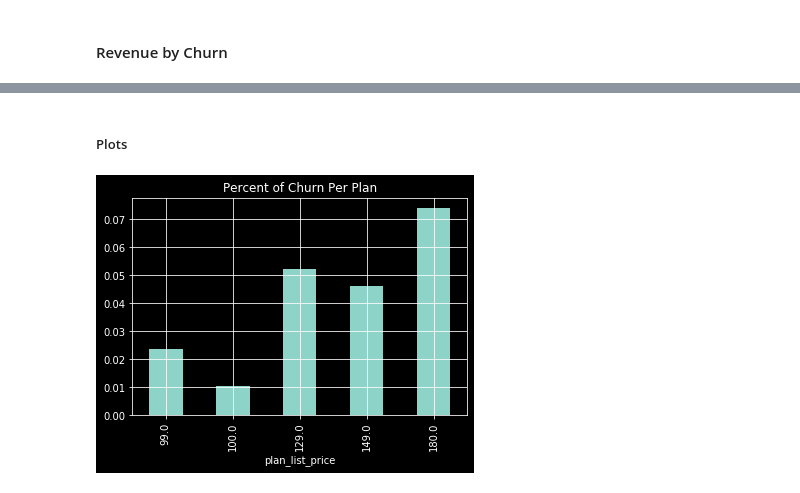
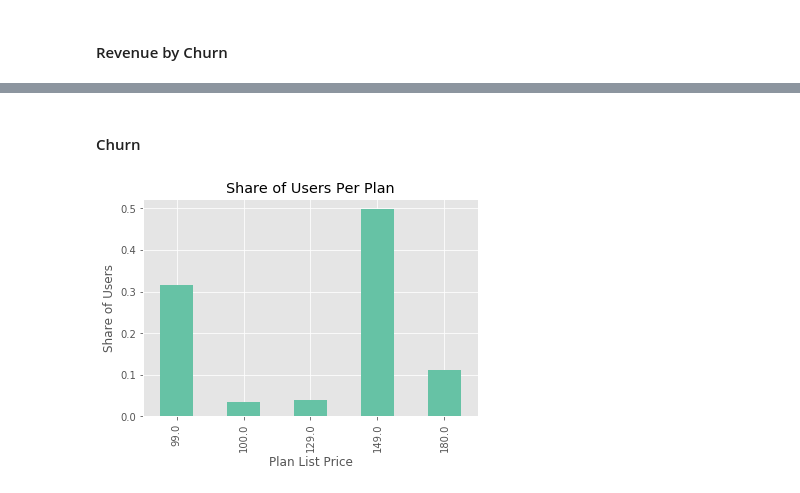
Before and after one commit to sitathomas/NYCDSA_Hackathon_Oct_2020, a Jupyter notebook: Sita/Revenue_EDA.ipynb, the cells around one changed output, grey strips where cells are left out. Saved outputs shown, nothing was run; the diff lists cells and outputs as text; code cells hidden in the pictures.

```diff
--- a/Sita/Revenue_EDA.ipynb
+++ b/Sita/Revenue_EDA.ipynb
@@ -242,16 +281,16 @@ plans['num_users'] = \
 # %% [markdown]
 #### Revenue by Churn
 # %%
-# annual revenue per plan
-annual_revenue_amount = (plans.index * 12) * plans.num_users
-print('Gross annual revenue:\n', annual_revenue_amount, '\n')
+# gross revenue per plan
+plans['gross_revenue_amount'] = plans.index * plans.num_users
+print('Gross revenue:\n', plans.gross_revenue_amount, '\n')
 
-# amount of annual revenue lost to churn per plan
-is_churn_amount = annual_revenue_amount * plans.is_churn_percent
-print('Annual revenue lost to churn:\n', is_churn_amount, '\n')
+# amount of revenue lost to churn per plan
+plans['is_churn_amount'] = plans.gross_revenue_amount * plans.is_churn_percent
+print('Revenue lost to churn:\n', plans.is_churn_amount, '\n')
 
-# annual revenue by plan minus revenue lost due to churn
-revenue_minus_churn_amount = \
-    annual_revenue_amount * (1 - plans.is_churn_percent)
-print('Net annual revenue:\n', revenue_minus_churn_amount)
+# net revenue per plan
+plans['net_revenue_amount'] = \
+    plans.gross_revenue_amount * (1 - plans.is_churn_percent)
+print('Net revenue:\n', plans.net_revenue_amount)
 # %% [output]
@@ -301,7 +324,10 @@ Name: net_annual_revenue_percent, dtype: float64
 # %% [markdown]
-##### Plots
+#### Churn
-# %%
-plans.is_churn_percent.plot(kind='bar', title='Percent of Churn Per Plan',
-                            grid=True);
-# %% [output]
-[figure, removed]
+# %%
+ax = plans.num_users_share.plot(title='Share of Users Per Plan',
+                                 kind='bar', grid=True, colormap='Set2')
+ax.set_xlabel('Plan List Price')
+ax.set_ylabel('Share of Users')
+plt.savefig('../images/share_users_plan.png', bbox_inches = "tight");
+# %% [output]
+[figure, added]
```
Also changed, not shown: parts of 22 cells of this notebook.
